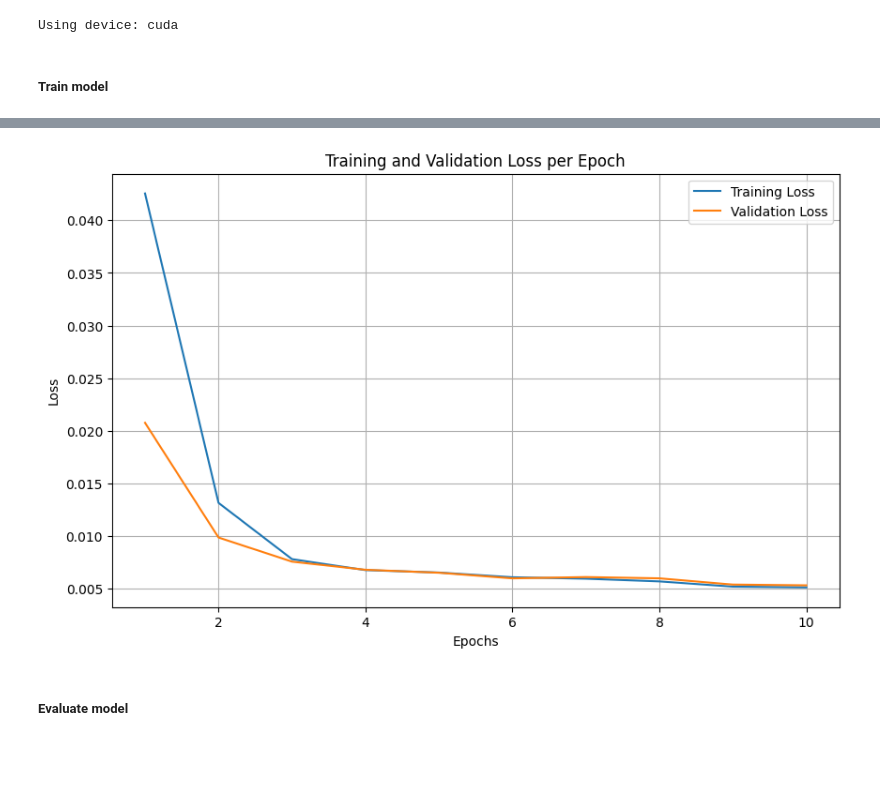
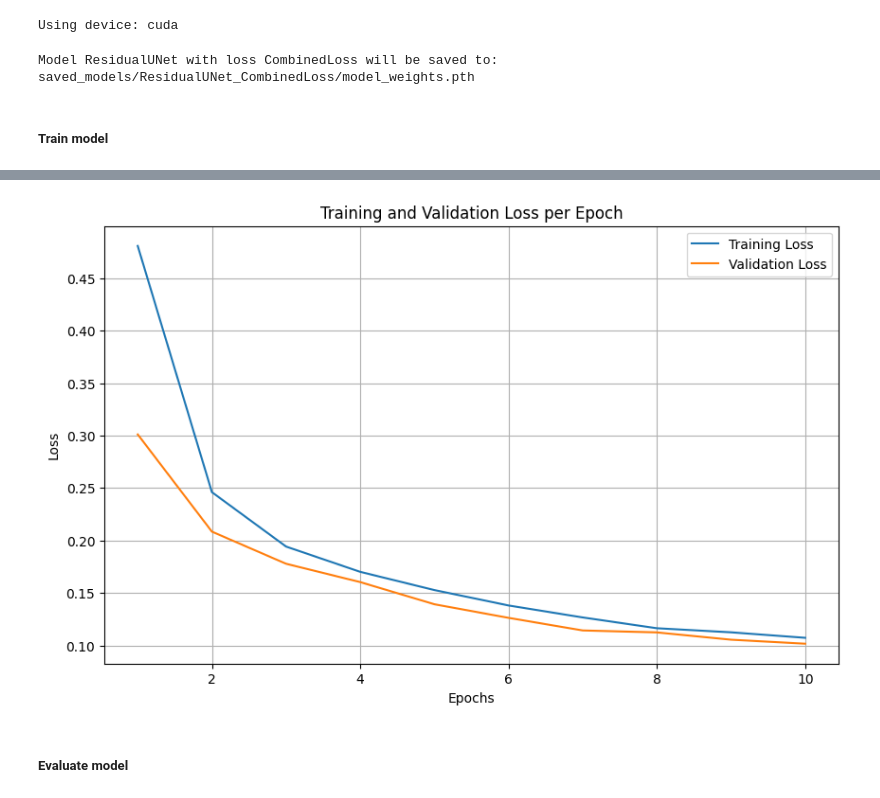
Before and after one commit to ishikaalunawat/cs230_project, a Jupyter notebook: cs230_viveka_denoising/denoising_pipeline.ipynb, the cells around one changed output, grey strips where cells are left out. Cells and saved outputs as stored; diff of their text form; code cells hidden in the pictures; blank space fills up the shorter version.

```diff
--- a/cs230_viveka_denoising/denoising_pipeline.ipynb
+++ b/cs230_viveka_denoising/denoising_pipeline.ipynb
@@ -484,8 +38,7 @@ class DenoisingTrainer:
 # %%
 hyperparams = ['batch_size', 'lr', 'num_epochs', 'dropout_rate']
 batch_size = 32
-num_epochs = 10
-lr =
-hyperparams = {}
+num_epochs = 30
+lr = 1e-3
 # %%
 #Transforms
@@ -564,8 +64,9 @@ create Model, device
 #define models
 model_simple = DenoisingCNN()
 model_unet = DenoisingUNet()
-
-# model_simple_v2 = DenoisingCNN_v2()
+model_unet_improved = ImprovedDenoisingUNet()
+model_residual_unet = ResidualUNet()
+model_motionaware = MotionAwareDenoiser()
 # %%
 device = torch.device('cuda' if torch.cuda.is_available() else 'cpu')
 print(f"Using device: {device}")
@@ -587,3 +73,26 @@ save_path = os.path.join('saved_models', save_filename)
 # %% [output]
 Using device: cuda
+# %%
+model = model_residual_unet #Edit model here
+
+model.to(device)
+#criterion = nn.MSELoss()
+criterion = CombinedLoss(device=device)
+
+optimizer = torch.optim.Adam(model.parameters(), lr = lr)
+# %%
+#Save model and loss specifications
+modelName = str(model).split('(')[0]
+modelLoss = str(criterion).split('(')[0]
+
+save_filename = 'model_weights.pth'
+save_folder = modelName + '_' + modelLoss
+
+os.makedirs( os.path.join('saved_models',save_folder) , exist_ok=True)
+
+save_path = os.path.join('saved_models', save_folder, save_filename)
+
+print(f"Model {modelName} with loss {modelLoss} will be saved to: {save_path}")
+# %% [output]
+Model ResidualUNet with loss CombinedLoss will be saved to: saved_models/ResidualUNet_CombinedLoss/model_weights.pth
 # %%
@@ -593,7 +100,5 @@ trainer = DenoisingTrainer(model, device, criterion, optimizer, save_path=save_p
 # %% [markdown]
 ##### Train model
 # %%
-num_epochs = 10
-
-trainer.train(train_loader, valid_loader, num_epochs=num_epochs)
+trainer.train(train_loader, valid_loader, num_epochs=10)
 # %% [output]
@@ -617,4 +122,4 @@ Model saved with validation loss: 0.0053
-[figure, old version]
+[figure, new version]
 # %% [markdown]
 ##### Evaluate model
 # %%
```
Also changed, not shown: parts of 34 cells of this notebook, 9 other files.
